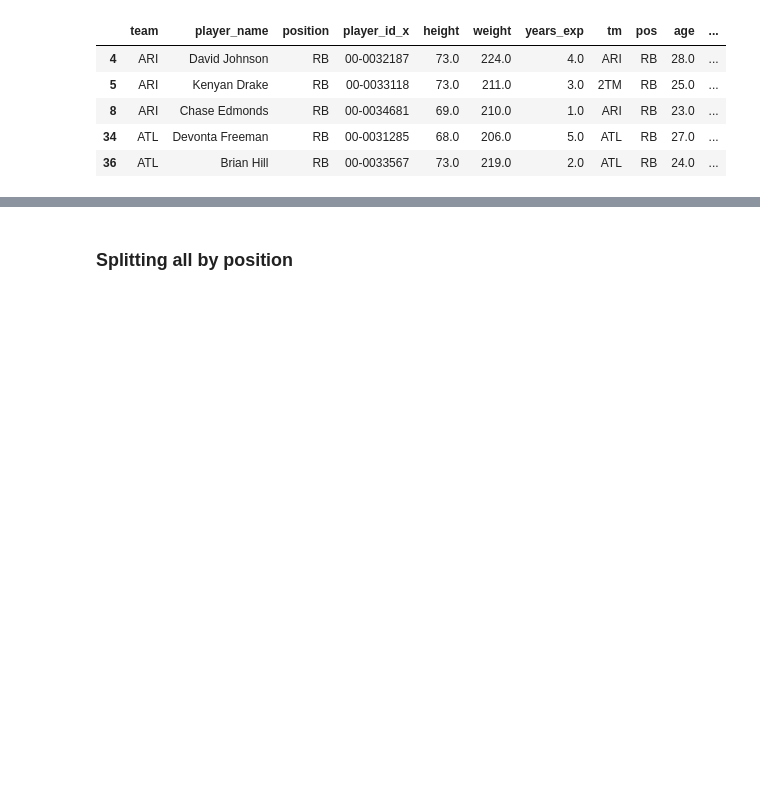
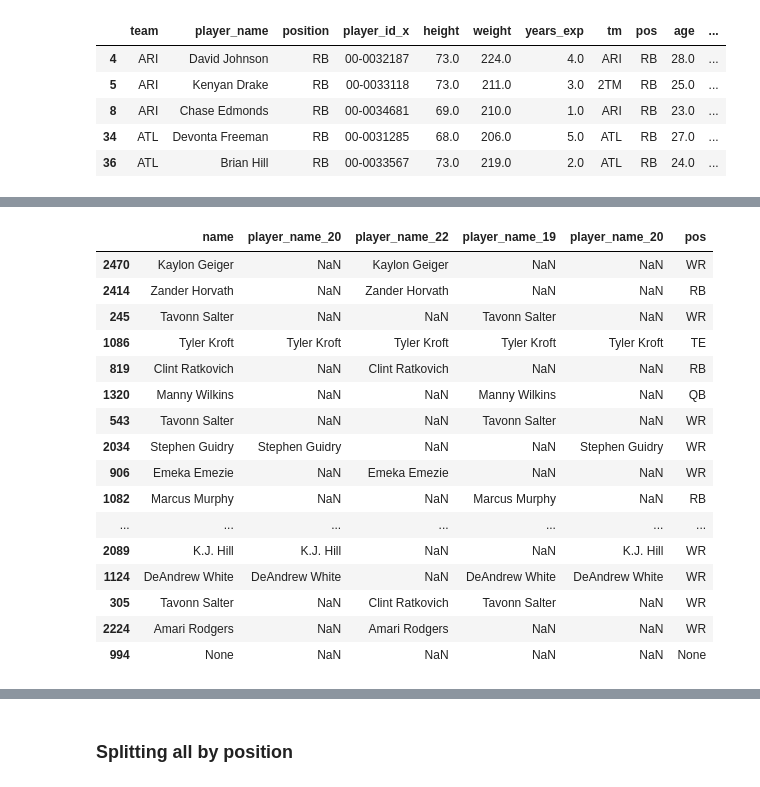
Before and after one commit to stephenkuc/Predicting_Fantasy_Football_Scores, a Jupyter notebook: 2. Fantasy Football -- Initial EDA, cleaning, and feature engineering.ipynb, the cells around one changed output, grey strips where cells are left out. Saved outputs shown, nothing was run; the diff lists cells and outputs as text; code cells hidden in the pictures; blank space fills up the shorter version.

```diff
--- a/2. Fantasy Football -- Initial EDA, cleaning, and feature engineering.ipynb
+++ b/2. Fantasy Football -- Initial EDA, cleaning, and feature engineering.ipynb
@@ -563,6 +623,3 @@ ff_rb_t.to_csv("C:/Users/steph/OneDrive/Documents/Data Projects/Fantasy/ff_rb_co
 ff_wr_t.to_csv("C:/Users/steph/OneDrive/Documents/Data Projects/Fantasy/ff_wr_collective.csv")
 ff_qb_t.to_csv("C:/Users/steph/OneDrive/Documents/Data Projects/Fantasy/ff_qb_collective.csv")
 ff_te_t.to_csv("C:/Users/steph/OneDrive/Documents/Data Projects/Fantasy/ff_te_collective.csv")
-# %%
-pd.set_option('display.max_columns', None)
-ff_all.head()
@@ -740,0 +906,56 @@ ff_collective.sample(15)
+# %%
+# now, let's ensure we get a true player name column
+
+# Create a new column 'new_column' and set it initially as null
+ff_all['name'] = None
+
+# List the columns to consider for non-null values
+columns_to_check = ['player_name_19', 'player_name_20', 'player_name_x', 'player_name_22']
+
+# Iterate over each row
+for index, row in ff_all.iterrows():
+    # Iterate over the columns to check
+    for column in columns_to_check:
+        # Check if the value in the current column is not null
+        if pd.notnull(row[column]):
+            # Assign the non-null value to the 'new_column' for the current row
+            ff_all.at[index, 'name'] = row[column]
+            break  # Exit the loop after assigning the first non-null value
+
+# and to create the same for position
+# List the columns to consider for non-null values
+columns_to_check_pos = ['position_19', 'position_20', 'position', 'position_22']
+
+ff_all['pos'] = None
+
+# running the same code as above for position
+
+# Iterate over each row
+for index, row in ff_all.iterrows():
+    # Iterate over the columns to check
+    for column in columns_to_check_pos:
+        # Check if the value in the current column is not null
+        if pd.notnull(row[column]):
+            # Assign the non-null value to the 'new_column' for the current row
+            ff_all.at[index, 'pos'] = row[column]
+            break  # Exit the loop after assigning the first non-null value
+# %%
+ff_all[['name', 'player_name_20', 'player_name_22', 'player_name_19', 'player_name_20', 'pos']].sample(20)
+# %% [output]
+|  | name | player_name_20 | player_name_22 | player_name_19 | player_name_20 | pos |
+| 2470 | Kaylon Geiger | NaN | Kaylon Geiger | NaN | NaN | WR |
+| 2414 | Zander Horvath | NaN | Zander Horvath | NaN | NaN | RB |
+| 245 | Tavonn Salter | NaN | NaN | Tavonn Salter | NaN | WR |
+| 1086 | Tyler Kroft | Tyler Kroft | Tyler Kroft | Tyler Kroft | Tyler Kroft | TE |
+| 819 | Clint Ratkovich | NaN | Clint Ratkovich | NaN | NaN | RB |
+| 1320 | Manny Wilkins | NaN | NaN | Manny Wilkins | NaN | QB |
+| 543 | Tavonn Salter | NaN | NaN | Tavonn Salter | NaN | WR |
+| 2034 | Stephen Guidry | Stephen Guidry | NaN | NaN | Stephen Guidry | WR |
+| 906 | Emeka Emezie | NaN | Emeka Emezie | NaN | NaN | WR |
+| 1082 | Marcus Murphy | NaN | NaN | Marcus Murphy | NaN | RB |
+| ... | ... | ... | ... | ... | ... | ... |
+| 2089 | K.J. Hill | K.J. Hill | NaN | NaN | K.J. Hill | WR |
+| 1124 | DeAndrew White | DeAndrew White | NaN | DeAndrew White | DeAndrew White | WR |
+| 305 | Tavonn Salter | NaN | Clint Ratkovich | Tavonn Salter | NaN | WR |
+| 2224 | Amari Rodgers | NaN | Amari Rodgers | NaN | NaN | WR |
+| 994 | None | NaN | NaN | NaN | NaN | None |
```
Also changed, not shown: parts of 46 cells of this notebook.
